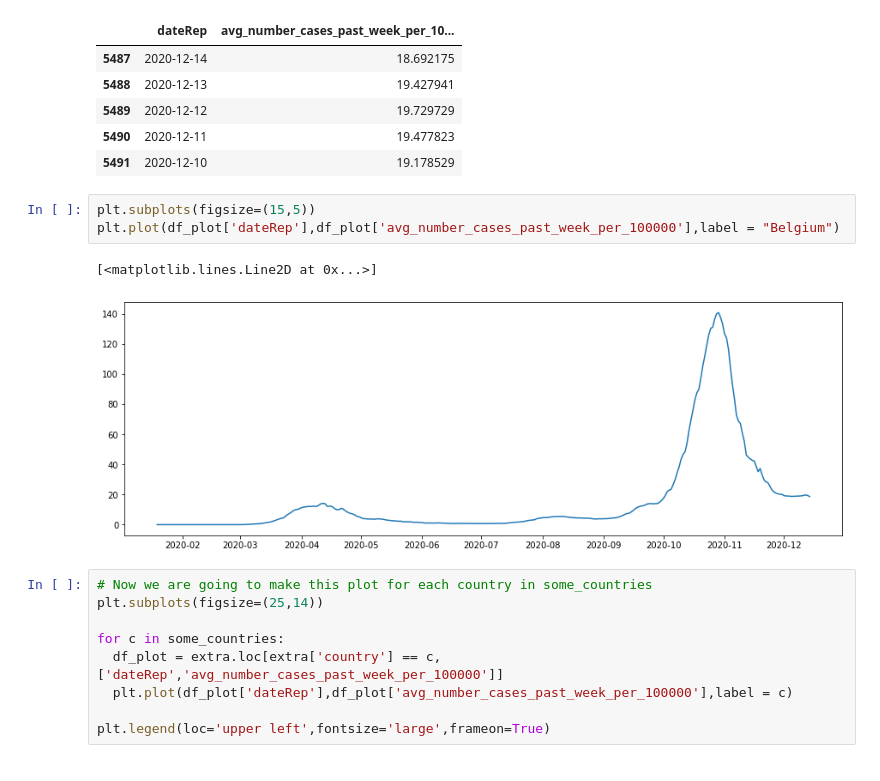
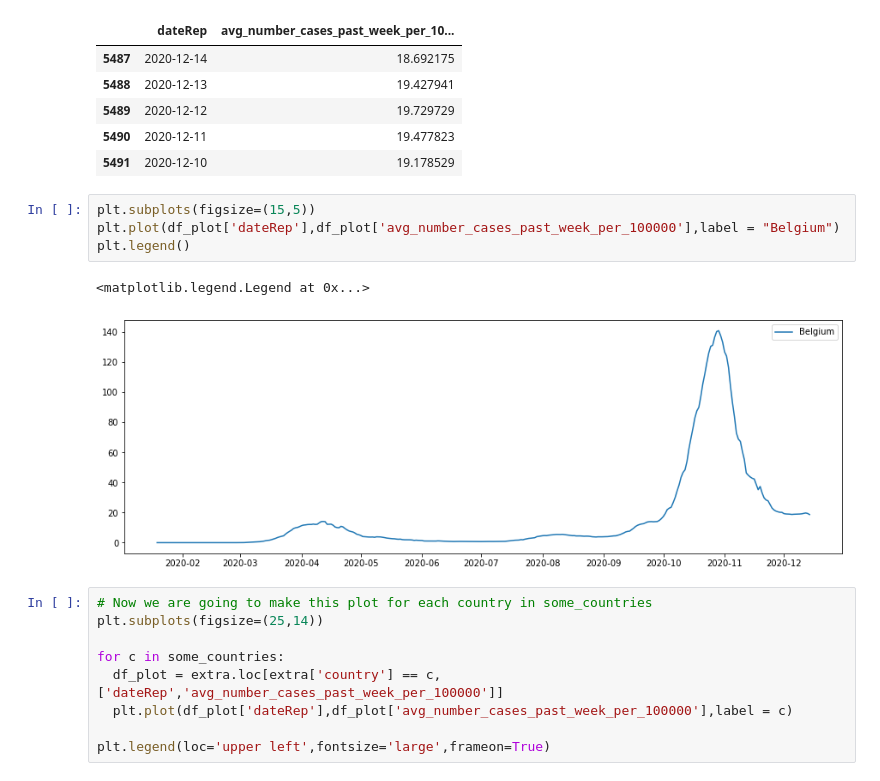
Before and after one commit to jdecorte/ai_ml, a Jupyter notebook: 014-pandas_matplotlib_introduction_case_corona.ipynb, the cells around one changed output. Drawn from its saved outputs; the diff is of its cells as text.

```diff
--- a/014-pandas_matplotlib_introduction_case_corona.ipynb
+++ b/014-pandas_matplotlib_introduction_case_corona.ipynb
@@ -644,9 +697,10 @@ df_plot.head()
 # %%
 plt.subplots(figsize=(15,5))
 plt.plot(df_plot['dateRep'],df_plot['avg_number_cases_past_week_per_100000'],label = "Belgium")
+plt.legend()
 # %% [output]
-[<matplotlib.lines.Line2D at 0x...>]
+<matplotlib.legend.Legend at 0x...>
-[figure, old version]
+[figure, new version]
 # %%
 # Now we are going to make this plot for each country in some_countries
 plt.subplots(figsize=(25,14))
```
Also changed, not shown: parts of 5 cells of this notebook, 6 other files.
